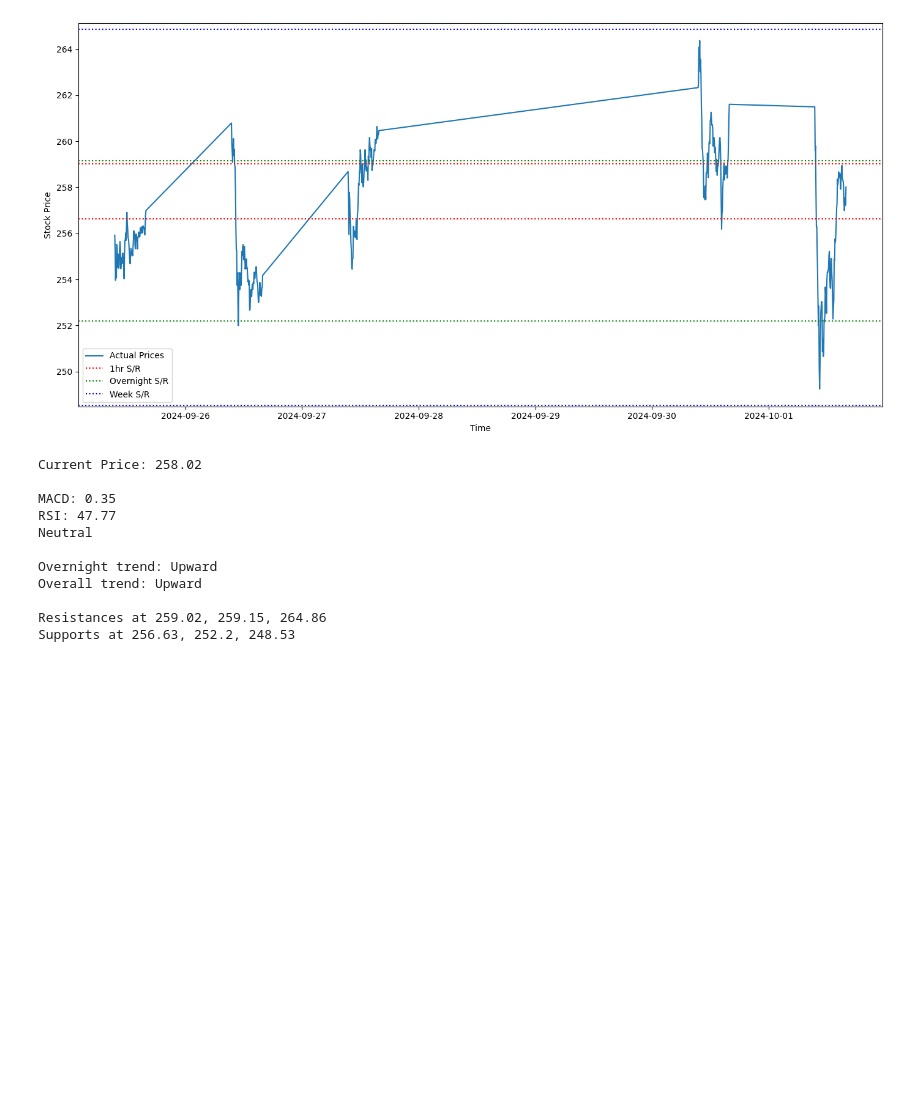
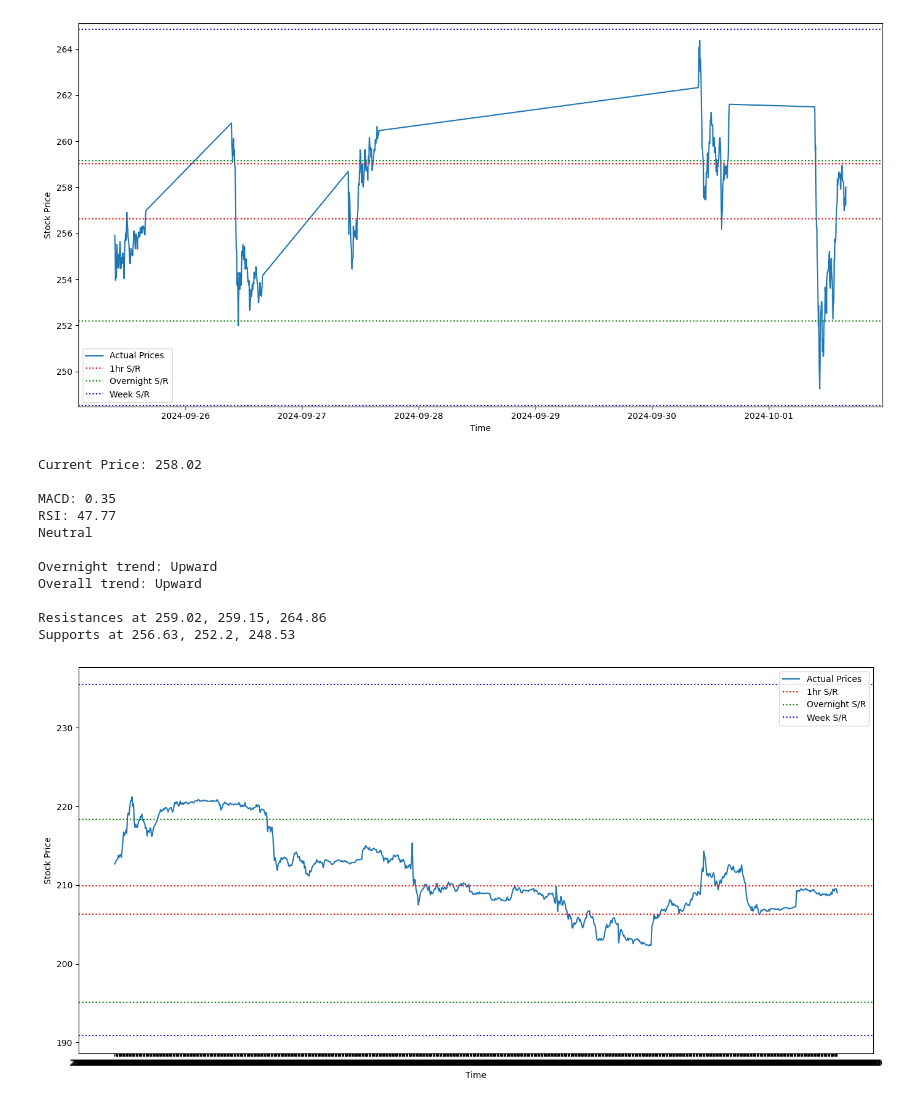
Before and after one commit to alexyancey/Stock-Analytics, a Jupyter notebook: analysis.ipynb, the cells around one changed output. Saved outputs shown, nothing was run; the diff lists cells and outputs as text; code cells hidden in the pictures; blank space fills up the shorter version.

```diff
--- a/analysis.ipynb
+++ b/analysis.ipynb
@@ -21,8 +21,8 @@ Load stock data
 Define some helpful functions
 # %%
 def calculate_support_resistance(data, window):
-    data['Support'] = data['Low'].rolling(window=window).min()
-    data['Resistance'] = data['High'].rolling(window=window).max()
+    data['Support'] = data['low'].rolling(window=window).min()
+    data['Resistance'] = data['high'].rolling(window=window).max()
     return data['Support'].iloc[-1], data['Resistance'].iloc[-1]
 # %%
 def lorentzian_distance(x, y):
@@ -51,10 +51,10 @@ def detect_trend(index, data, order=1):
     return float(slope)
 # %%
 def calculate_macd(data):
-    data.ta.macd(close='Close', fast=12, slow=26, append=True)
+    data.ta.macd(close='close', fast=12, slow=26, append=True)
 # %%
 def calculate_rsi(data, period=14):
-    data['Change'] = data['Close'].diff()
+    data['Change'] = data['close'].diff()
     data['Gain'] = data['Change'].clip(lower=0)
     data['Loss'] = data['Change'].clip(upper=0).abs()
     data['Avg_Gain'] = data['Gain'].rolling(window=period).mean()
@@ -194,3 +194,85 @@ Overall trend: Upward
 
 Resistances at 259.02, 259.15, 264.86
 Supports at 256.63, 252.2, 248.53
+# %%
+intervals_per_day = 192
+max_days = 5
+
+# Load recent data
+df = pd.read_csv('data/TSLA_test.csv')
+df = df.iloc[-(intervals_per_day * max_days):]
+
+# Calculate trends
+index = np.arange(len(df))
+data = df['close'].tolist()
+trend = detect_trend(index, data)
+trend_summary = 'Neutral'
+if trend > 0:
+    trend_summary = 'Upward'
+elif trend < 0:
+    trend_summary = 'Downward'
+
+overnight_len = int(intervals_per_day / 2)
+overnight = df.iloc[-overnight_len:]
+index = np.arange(len(overnight))
+data = overnight['close'].tolist()
+overnight_trend = detect_trend(index, data)
+overnight_trend_summary = 'Neutral'
+if overnight_trend > 0:
+    overnight_trend_summary = 'Upward'
+elif overnight_trend < 0:
+    overnight_trend_summary = 'Downward'
+
+# Calculate MACD
+calculate_macd(df)
+macd = df['MACD_12_26_9'].iloc[-1]
+
+# Calculate RSI
+calculate_rsi(df)
+rsi = df['RSI'].iloc[-1]
+overbought = rsi >= 70
+oversold = rsi <= 30
+rsi_summary = 'Neutral'
+if overbought:
+    rsi_summary = 'Overbought, possible downward movement'
+elif oversold:
+    rsi_summary = 'Oversold, possible upward movement'
+
+# Calculate supports/resistances
+support_past_hour, resistance_past_hour = calculate_support_resistance(df, 12)
+support_past_night, resistance_past_night = calculate_support_resistance(df, int(intervals_per_day / 2))
+support_past_week, resistance_past_week = calculate_support_resistance(df, len(df))
+
+# Plot some data
+plt.figure(figsize=(14,7))
+plt.plot(df['timestamp'], df['close'], label='Actual Prices')
+plt.ylabel('Stock Price')
+plt.xlabel('Time')
+plt.axhline(y=support_past_hour, linestyle = 'dotted', color = 'r', label='1hr S/R')
+plt.axhline(y=resistance_past_hour, linestyle = 'dotted', color = 'r')
+
+plt.axhline(y=support_past_night, linestyle = 'dotted', color = 'g', label='Overnight S/R')
+plt.axhline(y=resistance_past_night, linestyle = 'dotted', color = 'g')
+
+plt.axhline(y=support_past_week, linestyle = 'dotted', color = 'b', label='Week S/R')
+plt.axhline(y=resistance_past_week, linestyle = 'dotted', color = 'b')
+plt.legend()
+plt.tight_layout()
+plt.show()
+
+summary = f"""
+Current Price: {df.iloc[-1]['close']}
+
+MACD: {round(macd, 2)}
+RSI: {round(rsi, 2)}
+{rsi_summary}
+
+Overnight trend: {overnight_trend_summary}
+Overall trend: {trend_summary}
+
+Resistances at {round(resistance_past_hour, 2)}, {round(resistance_past_night, 2)}, {round(resistance_past_week, 2)}
+Supports at {round(support_past_hour, 2)}, {round(support_past_night, 2)}, {round(support_past_week, 2)}
+"""
+print(summary)
+# %% [output]
+[figure, added]
```
Also changed, not shown: parts of 1 cell of this notebook, 7 other files.
